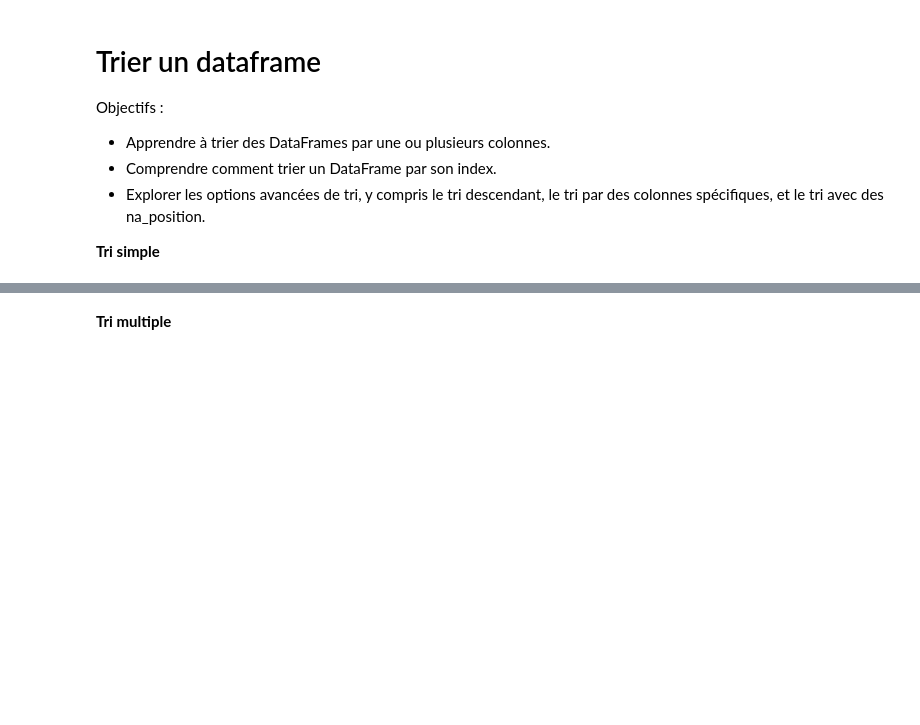
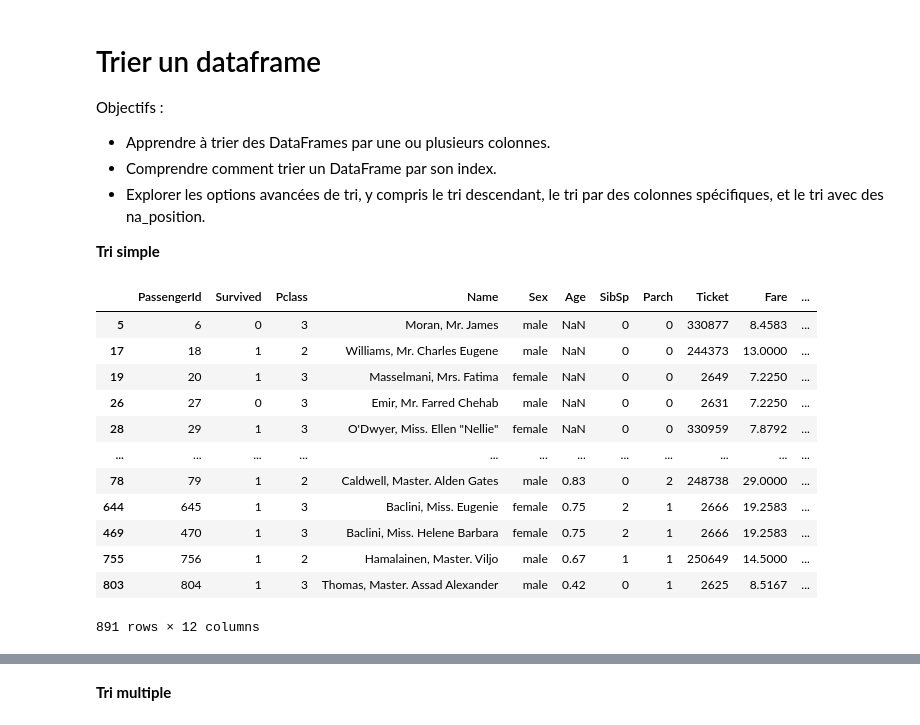
Before and after one commit to nevillemakoyi/Pandas_basic, a Jupyter notebook: notebooks/4 - data modeling avec Pandas - cours - élève.ipynb, the cells around one changed output, grey strips where cells are left out. Drawn from its saved outputs; the diff is of its cells as text; code cells hidden in the pictures; blank space fills up the shorter version.

```diff
--- a/notebooks/4 - data modeling avec Pandas - cours - élève.ipynb
+++ b/notebooks/4 - data modeling avec Pandas - cours - élève.ipynb
@@ -214,7 +214,22 @@ Objectifs :
 # %%
 # Trier les passagers par âge (tri numérique)
 
-sorted_by_age =
+sorted_by_age = data.sort_values(by='Age', ascending=False, na_position='first')
+sorted_by_age
+# %% [output]
+|  | PassengerId | Survived | Pclass | Name | Sex | Age | SibSp | Parch | Ticket | Fare | ... |
+| 5 | 6 | 0 | 3 | Moran, Mr. James | male | NaN | 0 | 0 | 330877 | 8.4583 | ... |
+| 17 | 18 | 1 | 2 | Williams, Mr. Charles Eugene | male | NaN | 0 | 0 | 244373 | 13.0000 | ... |
+| 19 | 20 | 1 | 3 | Masselmani, Mrs. Fatima | female | NaN | 0 | 0 | 2649 | 7.2250 | ... |
+| 26 | 27 | 0 | 3 | Emir, Mr. Farred Chehab | male | NaN | 0 | 0 | 2631 | 7.2250 | ... |
+| 28 | 29 | 1 | 3 | O'Dwyer, Miss. Ellen "Nellie" | female | NaN | 0 | 0 | 330959 | 7.8792 | ... |
+| ... | ... | ... | ... | ... | ... | ... | ... | ... | ... | ... | ... |
+| 78 | 79 | 1 | 2 | Caldwell, Master. Alden Gates | male | 0.83 | 0 | 2 | 248738 | 29.0000 | ... |
+| 644 | 645 | 1 | 3 | Baclini, Miss. Eugenie | female | 0.75 | 2 | 1 | 2666 | 19.2583 | ... |
+| 469 | 470 | 1 | 3 | Baclini, Miss. Helene Barbara | female | 0.75 | 2 | 1 | 2666 | 19.2583 | ... |
+| 755 | 756 | 1 | 2 | Hamalainen, Master. Viljo | male | 0.67 | 1 | 1 | 250649 | 14.5000 | ... |
+| 803 | 804 | 1 | 3 | Thomas, Master. Assad Alexander | male | 0.42 | 0 | 1 | 2625 | 8.5167 | ... |
+891 rows × 12 columns
 # %%
 # Trier les passagers par nom (tri alphabétique)
 
```
Also changed, not shown: parts of 7 cells of this notebook.
